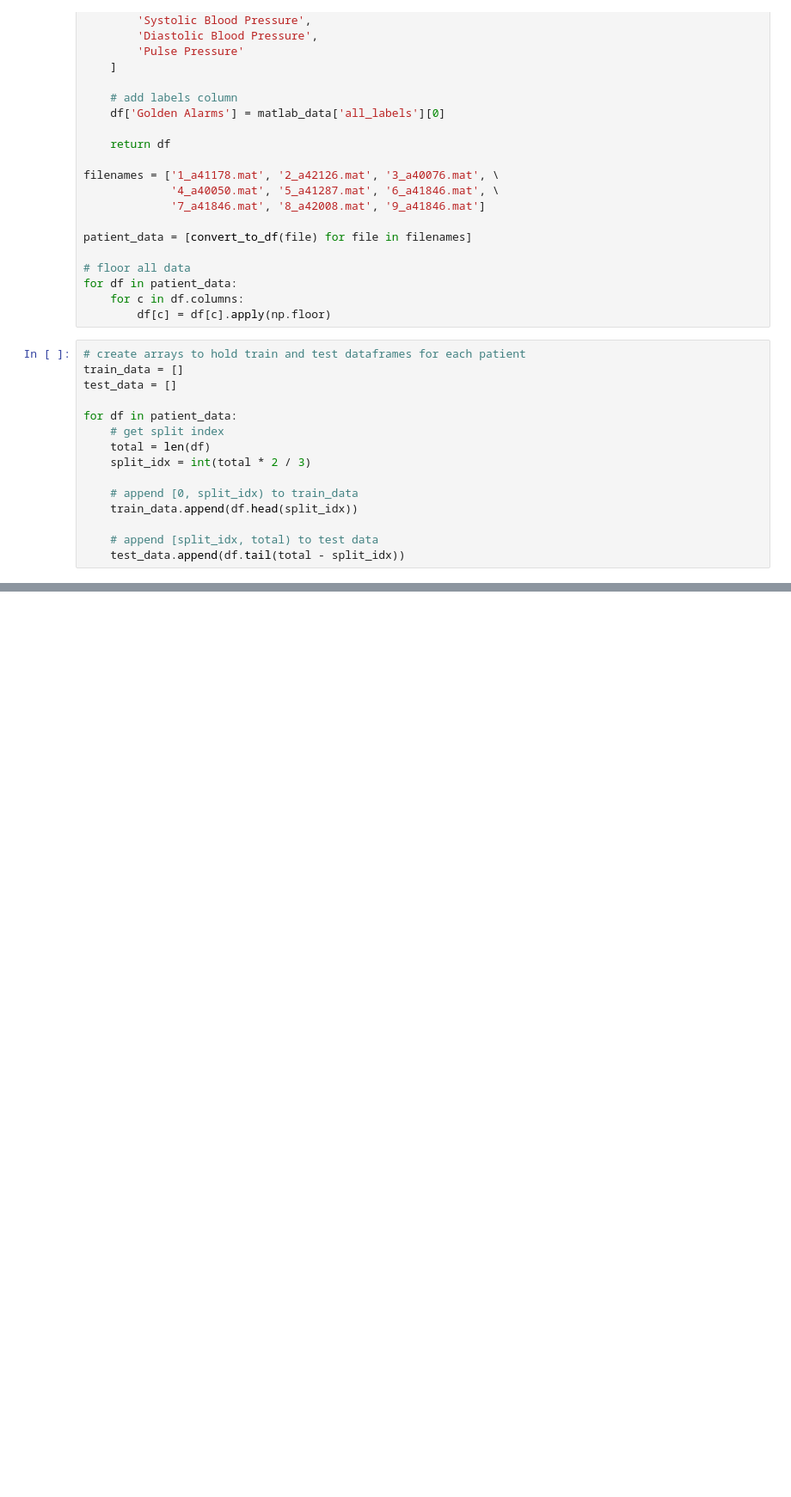
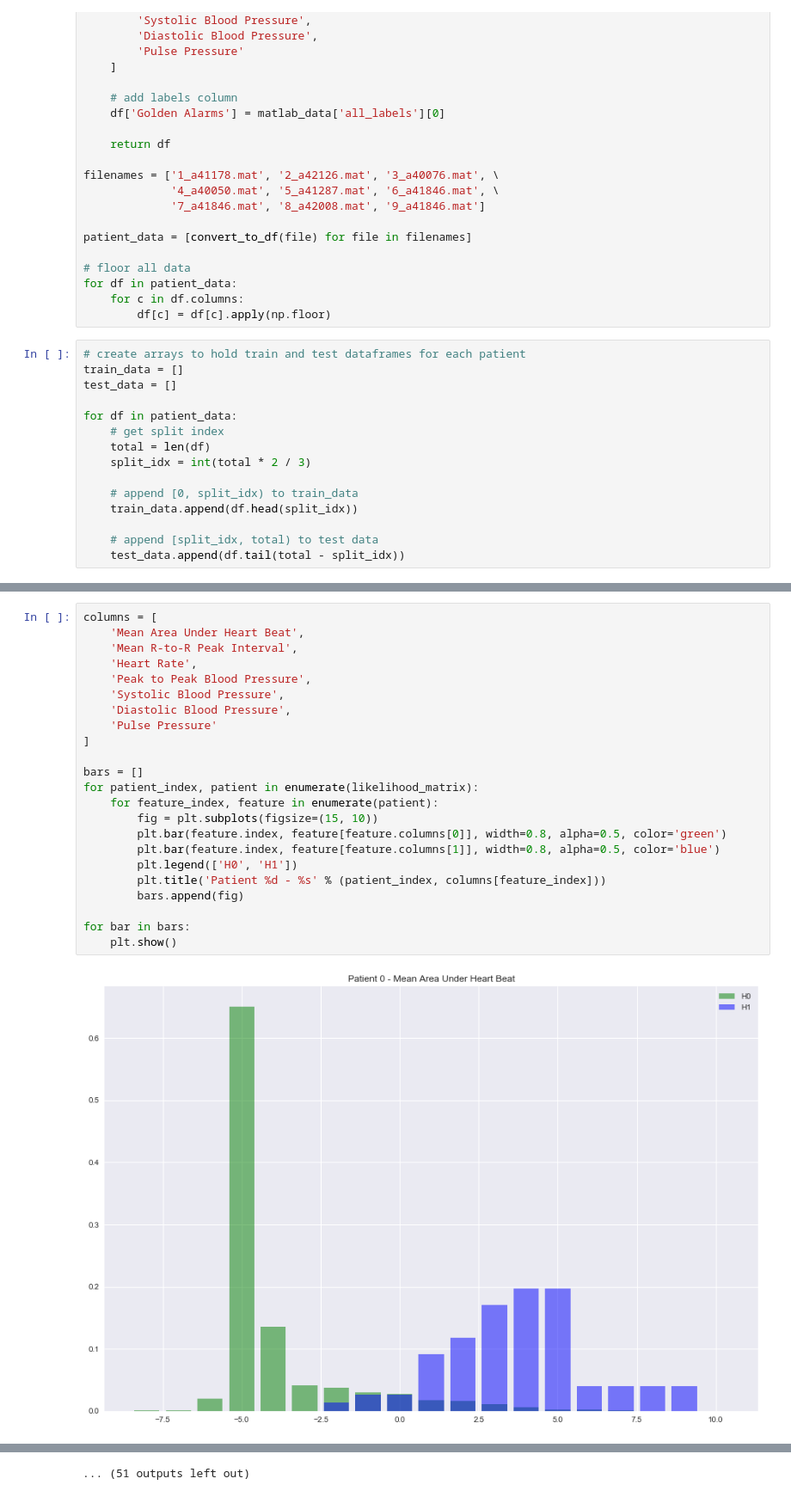
Before and after one commit to rahulsurti97/hospital_research, a Jupyter notebook: final_project.ipynb, the cells around one changed output, grey strips where cells are left out. Shown at 86% size. Saved outputs shown, nothing was run; the diff lists cells and outputs as text; blank space fills up the shorter version.

```diff
--- a/final_project.ipynb
+++ b/final_project.ipynb
@@ -55,0 +106,25 @@ for df in patient_data:
+# %%
+columns = [
+    'Mean Area Under Heart Beat',
+    'Mean R-to-R Peak Interval',
+    'Heart Rate',
+    'Peak to Peak Blood Pressure',
+    'Systolic Blood Pressure',
+    'Diastolic Blood Pressure',
+    'Pulse Pressure'
+]
+
+bars = []
+for patient_index, patient in enumerate(likelihood_matrix):
+    for feature_index, feature in enumerate(patient):
+        fig = plt.subplots(figsize=(15, 10))
+        plt.bar(feature.index, feature[feature.columns[0]], width=0.8, alpha=0.5, color='green')
+        plt.bar(feature.index, feature[feature.columns[1]], width=0.8, alpha=0.5, color='blue')
+        plt.legend(['H0', 'H1'])
+        plt.title('Patient %d - %s' % (patient_index, columns[feature_index]))
+        bars.append(fig)
+
+for bar in bars:
+    plt.show()
+# %% [output]
+[figure, added]
@@ -55,0 +142 @@ for df in patient_data:
+... (51 outputs left out)
```
Also changed, not shown: parts of 4 cells of this notebook.
